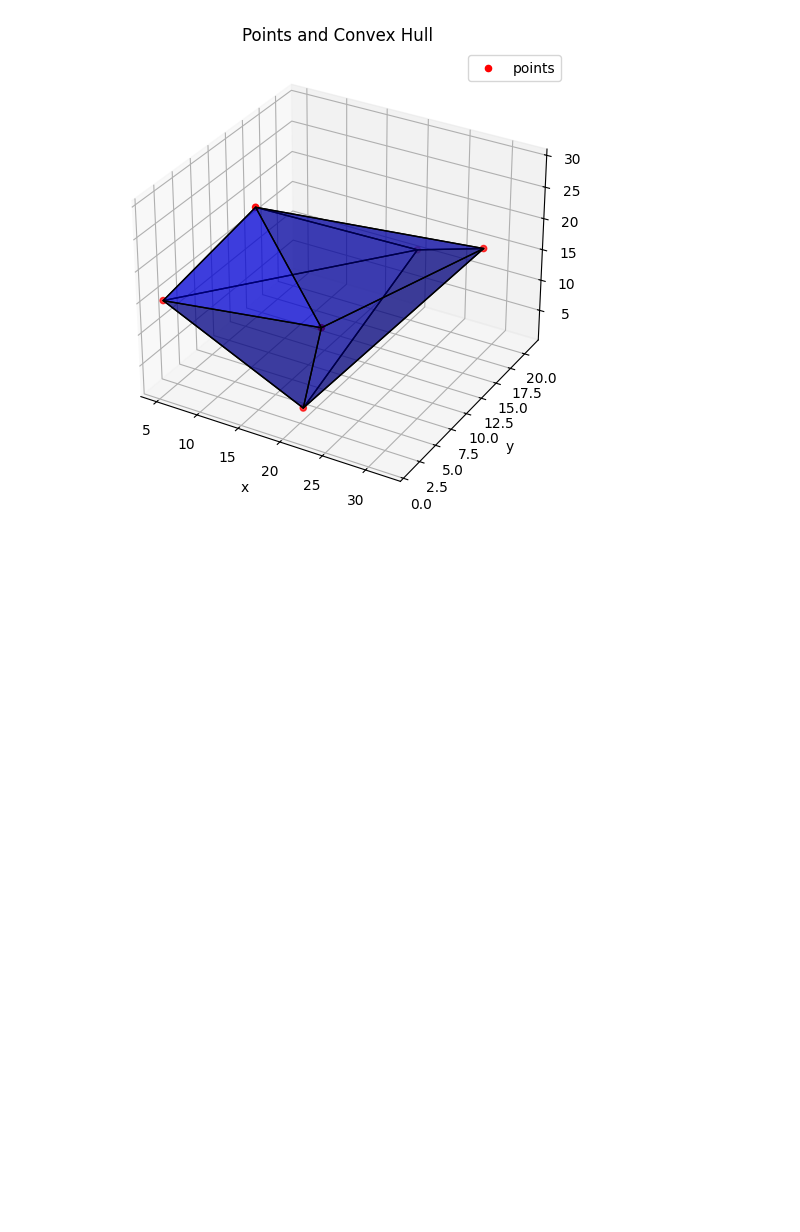
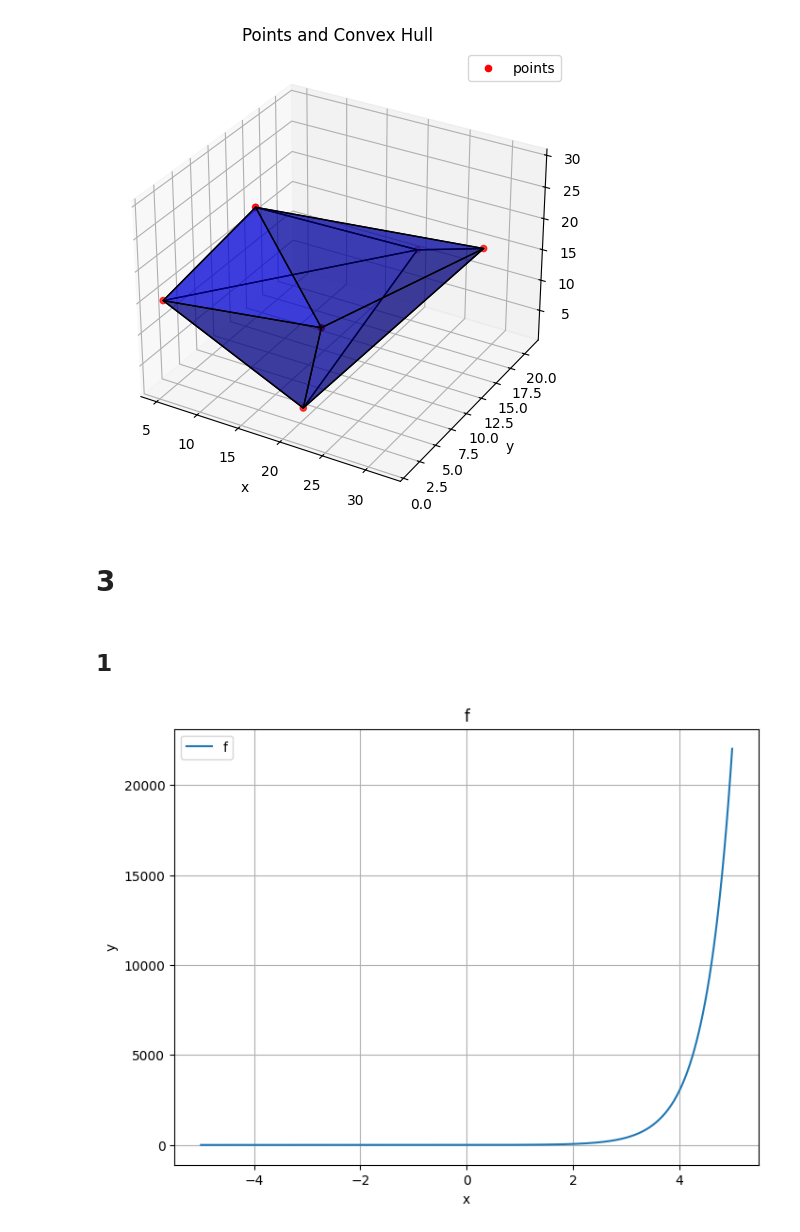
Before and after one commit to Adrn1n/XMU-learning_CVXOPT, a Jupyter notebook: Lab/1112/Lab4.ipynb, the cells around one changed output. Cells and saved outputs as stored; diff of their text form; code cells hidden in the pictures; blank space fills up the shorter version.

```diff
--- a/Lab/1112/Lab4.ipynb
+++ b/Lab/1112/Lab4.ipynb
@@ -191,3 +191,12 @@ ax.legend()
 plt.show()
 # %% [output]
 [figure]
+# %% [markdown]
+# 3
+# %% [markdown]
+## 1
+# %%
+f = lambda x: np.exp(2 * x)
+
+x_vals = np.linspace(-5, 5, 1000)
+f_vals = f(x_vals)
@@ -193,0 +219,13 @@ plt.show()
+# %%
+fig = plt.figure(figsize=(8, 6))
+
+plt.plot(x_vals, f_vals, label="f", linestyle="-")
+
+plt.title("f")
+plt.xlabel("x")
+plt.ylabel("y")
+plt.grid(True)
+plt.legend()
+plt.show()
+# %% [output]
+[figure, added]
```
Also changed, not shown: parts of 21 cells of this notebook.
